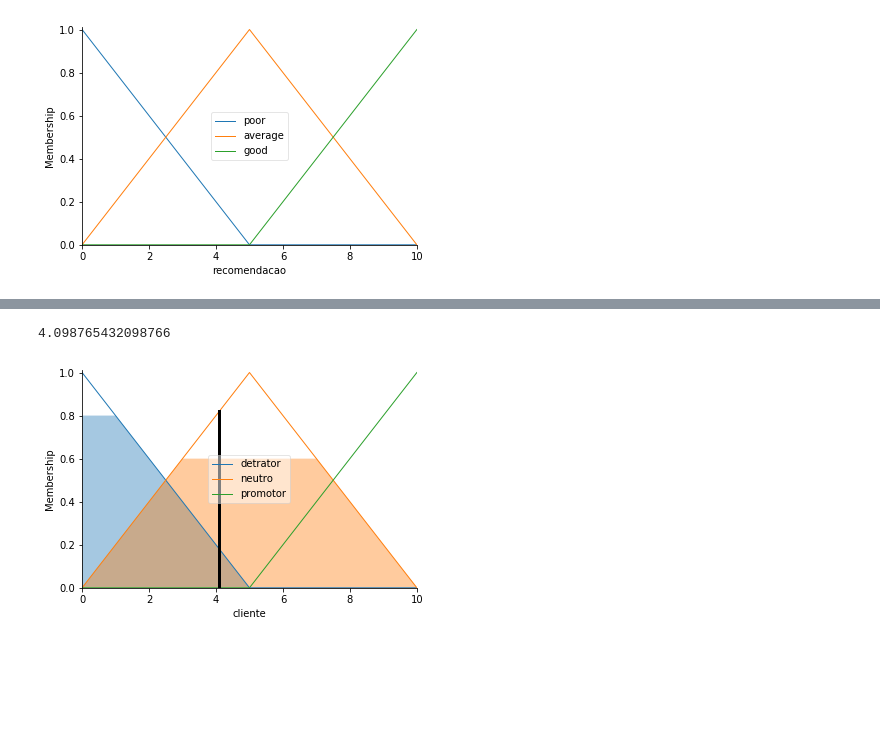
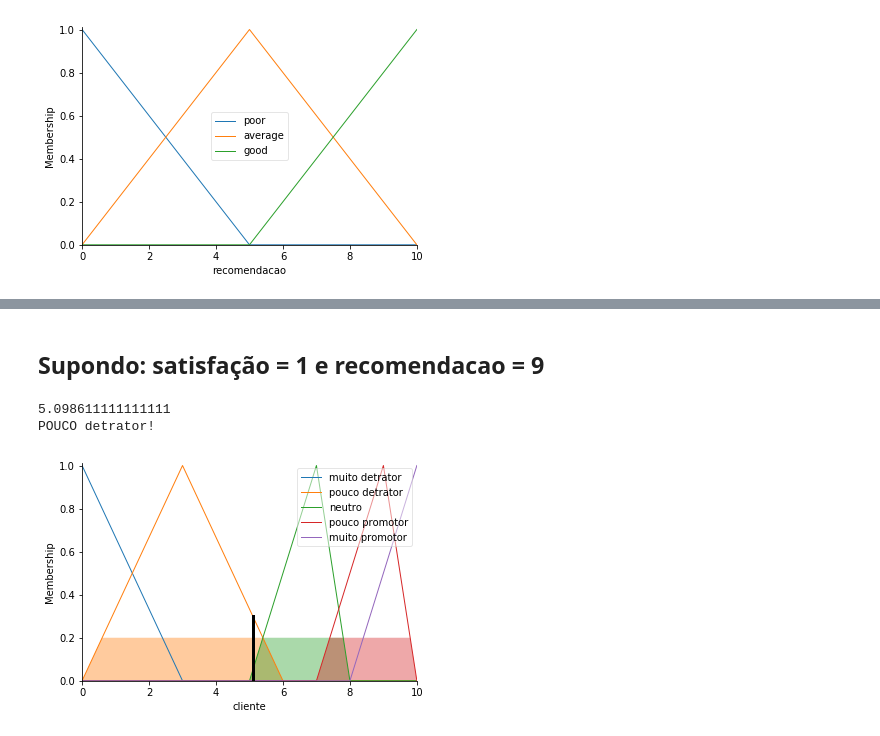
Before and after one commit to douglassc1999/Fuzzy-Logic-Examples, a Jupyter notebook: Problema Fuzzy com NPS.ipynb, the cells around one changed output, grey strips where cells are left out. Saved outputs shown, nothing was run; the diff lists cells and outputs as text; code cells hidden in the pictures; blank space fills up the shorter version.

```diff
--- a/Problema Fuzzy com NPS.ipynb
+++ b/Problema Fuzzy com NPS.ipynb
@@ -69,4 +68,16 @@ plt.show()
 # %%
 # Criando sistema de controle
-cliente_tipping_ctrl = ctrl.ControlSystem([rule1, rule2, rule3])
+cliente_tipping_ctrl = ctrl.ControlSystem([rule1, rule2, rule3, rule4, rule5])
 cliente_tipping = ctrl.ControlSystemSimulation(cliente_tipping_ctrl)
+# %%
+def tipo_cliente(cliente):
+    if cliente <= 3:
+        return "MUITO detrator!"
+    elif (cliente > 3)  & (cliente <= 6):
+        return "POUCO detrator!"
+    elif (cliente > 6) & (cliente <= 8):
+        return "neutro!"
+    elif (cliente > 8) & (cliente <= 9):
+        return "POUCO promotor!"
+    elif cliente > 9:
+        return "MUITO promotor!"
@@ -85,9 +100,9 @@ cliente.view(sim=cliente_tipping)
 # %%
-# Supondo que satisfação = 5 e recomendacao = 5
-cliente_tipping.input['satisfacao'] = 5.0
-cliente_tipping.input['recomendacao'] = 5.0
+cliente_tipping.input['satisfacao'] = 3.0
+cliente_tipping.input['recomendacao'] = 2.0
+cliente_tipping.compute()
 
-cliente_tipping.compute()
 print(cliente_tipping.output['cliente'])
+print(tipo_cliente(cliente_tipping.output['cliente']))
 cliente.view(sim=cliente_tipping)
 # %% [output]
@@ -95,0 +114,8 @@ cliente.view(sim=cliente_tipping)
+# %%
+cliente_tipping.input['satisfacao'] = 6.0
+cliente_tipping.input['recomendacao'] = 8.0
+cliente_tipping.compute()
+
+print(cliente_tipping.output['cliente'])
+print(tipo_cliente(cliente_tipping.output['cliente']))
+cliente.view(sim=cliente_tipping)
@@ -96,11 +126,14 @@ cliente.view(sim=cliente_tipping)
+# %% [markdown]
+## Supondo: satisfação = 1 e recomendacao = 9
 # %%
-# Supondo que satisfação = 1 e recomendacao = 3
 cliente_tipping.input['satisfacao'] = 1.0
-cliente_tipping.input['recomendacao'] = 3.0
+cliente_tipping.input['recomendacao'] = 9.0
+cliente_tipping.compute()
 
-cliente_tipping.compute()
 print(cliente_tipping.output['cliente'])
+print(tipo_cliente(cliente_tipping.output['cliente']))
 cliente.view(sim=cliente_tipping)
 # %% [output]
-4.098765432098766
+5.098611111111111
+POUCO detrator!
-[figure, old version]
+[figure, new version]
```
Also changed, not shown: parts of 20 cells of this notebook.
